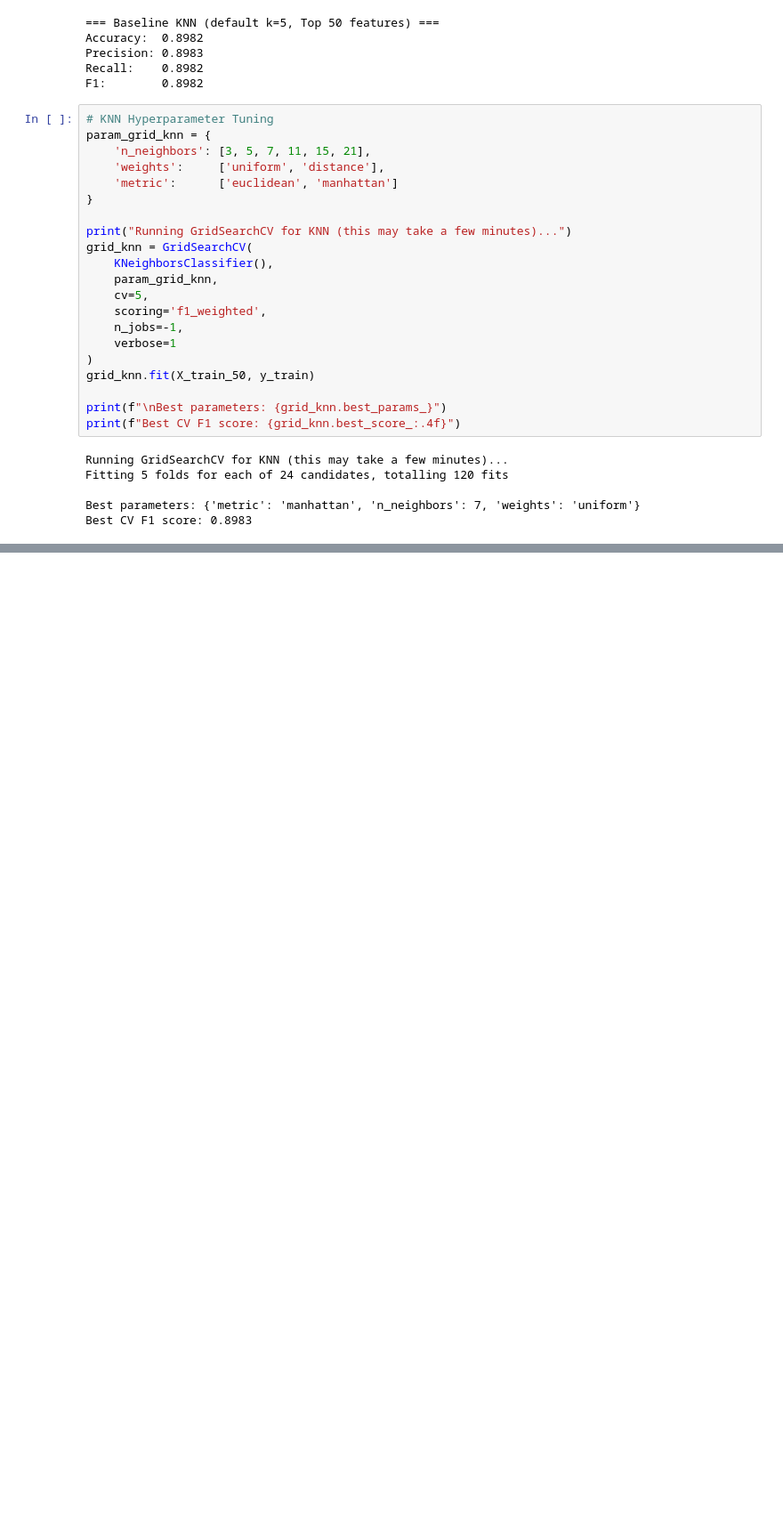
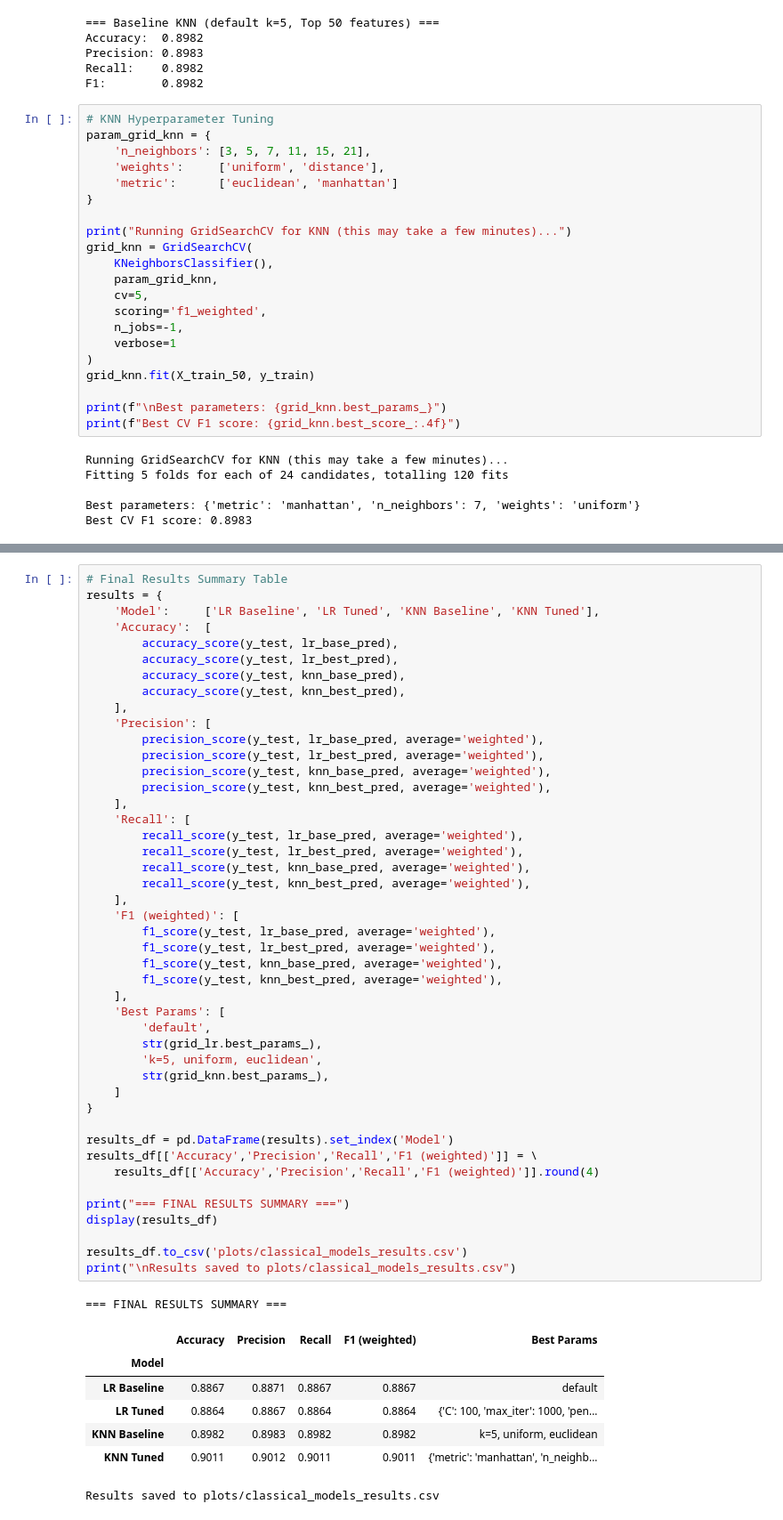
Before and after one commit to ErinaTernava/AutoValue, a Jupyter notebook: notebooks/classifications.ipynb, the cells around one changed output, grey strips where cells are left out. Shown at 89% size. Drawn from its saved outputs; the diff is of its cells as text; blank space fills up the shorter version.

Commit message:
added final results and changes to knn /greta

```diff
--- a/notebooks/classifications.ipynb
+++ b/notebooks/classifications.ipynb
@@ -378,0 +432,54 @@ Best CV F1 score: 0.8983
+# %%
+# Final Results Summary Table
+results = {
+    'Model':     ['LR Baseline', 'LR Tuned', 'KNN Baseline', 'KNN Tuned'],
+    'Accuracy':  [
+        accuracy_score(y_test, lr_base_pred),
+        accuracy_score(y_test, lr_best_pred),
+        accuracy_score(y_test, knn_base_pred),
+        accuracy_score(y_test, knn_best_pred),
+    ],
+    'Precision': [
+        precision_score(y_test, lr_base_pred, average='weighted'),
+        precision_score(y_test, lr_best_pred, average='weighted'),
+        precision_score(y_test, knn_base_pred, average='weighted'),
+        precision_score(y_test, knn_best_pred, average='weighted'),
+    ],
+    'Recall': [
+        recall_score(y_test, lr_base_pred, average='weighted'),
+        recall_score(y_test, lr_best_pred, average='weighted'),
+        recall_score(y_test, knn_base_pred, average='weighted'),
+        recall_score(y_test, knn_best_pred, average='weighted'),
+    ],
+    'F1 (weighted)': [
+        f1_score(y_test, lr_base_pred, average='weighted'),
+        f1_score(y_test, lr_best_pred, average='weighted'),
+        f1_score(y_test, knn_base_pred, average='weighted'),
+        f1_score(y_test, knn_best_pred, average='weighted'),
+    ],
+    'Best Params': [
+        'default',
+        str(grid_lr.best_params_),
+        'k=5, uniform, euclidean',
+        str(grid_knn.best_params_),
+    ]
+}
+
+results_df = pd.DataFrame(results).set_index('Model')
+results_df[['Accuracy','Precision','Recall','F1 (weighted)']] = \
+    results_df[['Accuracy','Precision','Recall','F1 (weighted)']].round(4)
+
+print("=== FINAL RESULTS SUMMARY ===")
+display(results_df)
+
+results_df.to_csv('plots/classical_models_results.csv')
+print("\nResults saved to plots/classical_models_results.csv")
+# %% [output]
+=== FINAL RESULTS SUMMARY ===
+|  | Accuracy | Precision | Recall | F1 (weighted) | Best Params |
+| Model |  |  |  |  |  |
+| LR Baseline | 0.8867 | 0.8871 | 0.8867 | 0.8867 | default |
+| LR Tuned | 0.8864 | 0.8867 | 0.8864 | 0.8864 | {'C': 100, 'max_iter': 1000, 'pen... |
+| KNN Baseline | 0.8982 | 0.8983 | 0.8982 | 0.8982 | k=5, uniform, euclidean |
+| KNN Tuned | 0.9011 | 0.9012 | 0.9011 | 0.9011 | {'metric': 'manhattan', 'n_neighb... |
+Results saved to plots/classical_models_results.csv
```
Also changed, not shown: parts of 1 cell of this notebook, 2 other files.
